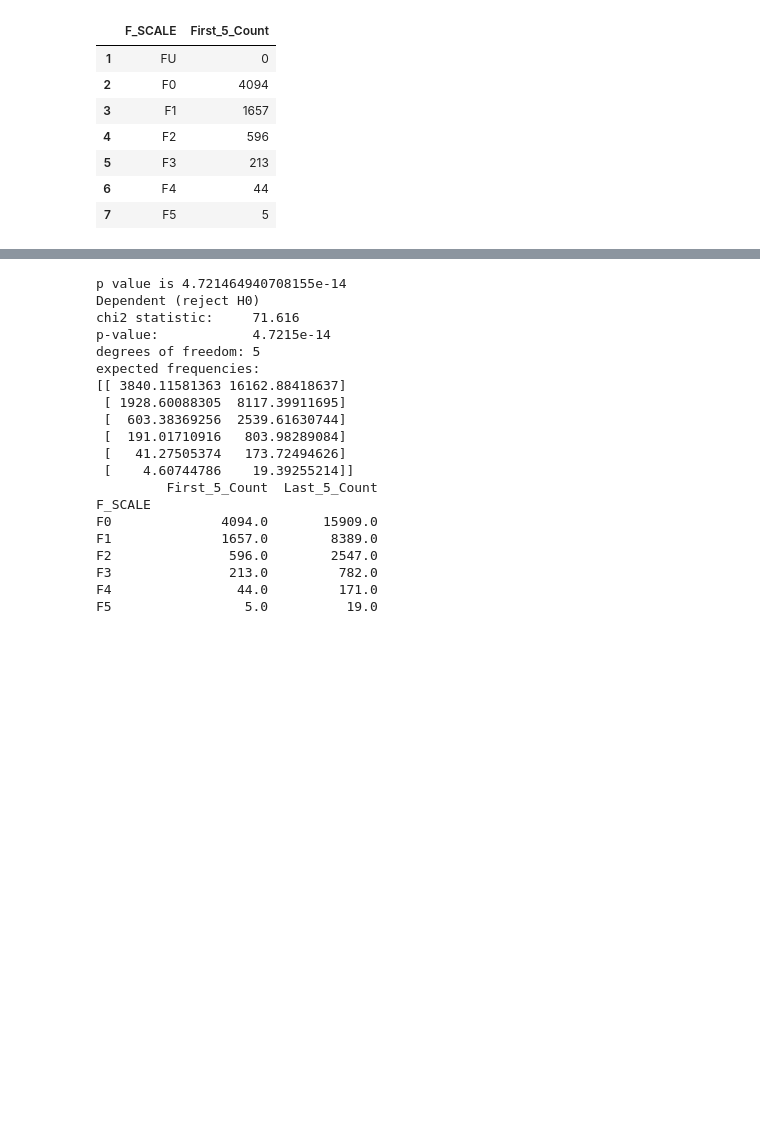
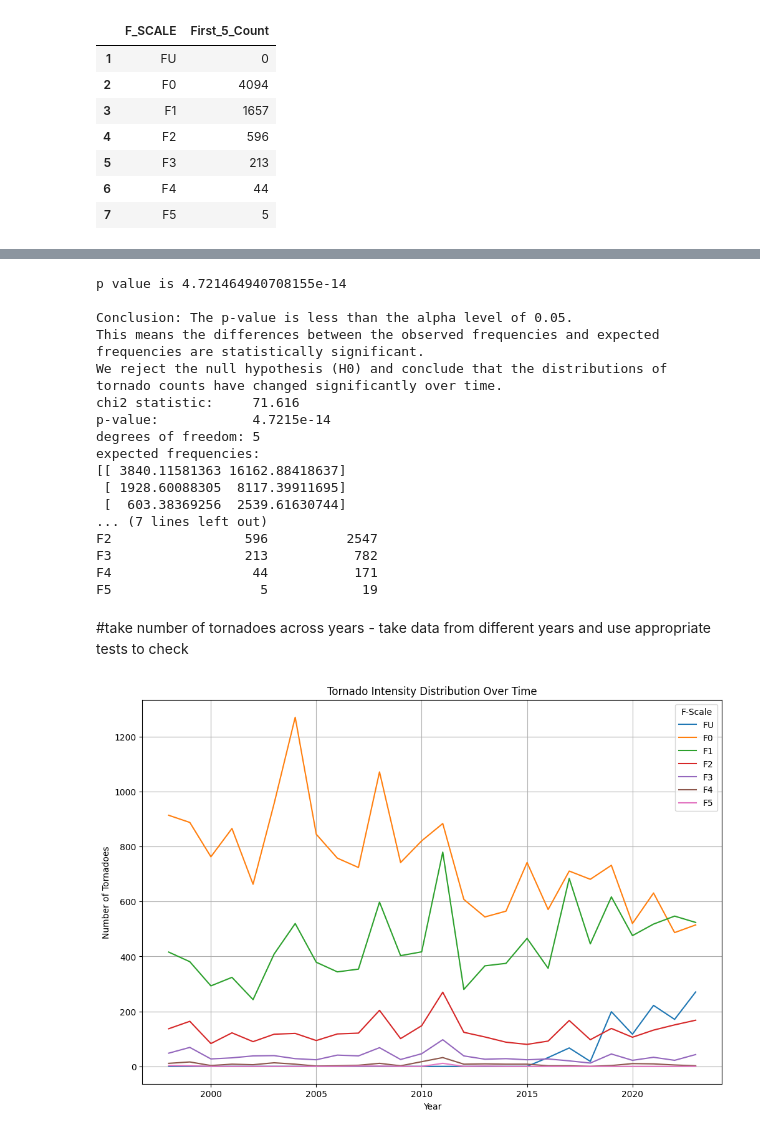
Before and after one commit to chrisk-woods/CS3-DS4002, a Jupyter notebook: SCRIPTS/4-stat_tests.ipynb, the cells around one changed output, grey strips where cells are left out. Drawn from its saved outputs; the diff is of its cells as text; code cells hidden in the pictures; blank space fills up the shorter version.

```diff
--- a/SCRIPTS/4-stat_tests.ipynb
+++ b/SCRIPTS/4-stat_tests.ipynb
@@ -475,9 +459,13 @@ stat, p, dof, expected = chi2_contingency(data) # interpret p-value
 alpha = 0.05
 print("p value is " + str(p))
 if p <= alpha:
-    print('Dependent (reject H0)')
+    print("\nConclusion: The p-value is less than the alpha level of 0.05.")
+    print("This means the differences between the observed frequencies and expected frequencies are statistically significant.")
+    print("We reject the null hypothesis (H0) and conclude that the distributions of tornado counts have changed significantly over time.")
 else:
-    print('Independent (H0 holds true)')
+    print("\nConclusion: The p-value is greater than the alpha level of 0.05.")
+    print("This means the differences between the observed frequencies and expected frequencies are not statistically significant.")
+    print("We fail to reject the null hypothesis (H0) and conclude that the distributions of tornado counts have not changed significantly over time.")
 
 print(f"chi2 statistic:     {stat:.5g}")
 print(f"p-value:            {p:.5g}")
@@ -487,7 +475,10 @@ print(expected)
 print(contingency_table)
 # %% [output]
 p value is 4.721464940708155e-14
-Dependent (reject H0)
+
+Conclusion: The p-value is less than the alpha level of 0.05.
+This means the differences between the observed frequencies and expected frequencies are statistically significant.
+We reject the null hypothesis (H0) and conclude that the distributions of tornado counts have changed significantly over time.
 chi2 statistic:     71.616
 p-value:            4.7215e-14
 degrees of freedom: 5
@@ -495,14 +486,21 @@ expected frequencies:
 [[ 3840.11581363 16162.88418637]
  [ 1928.60088305  8117.39911695]
  [  603.38369256  2539.61630744]
- [  191.01710916   803.98289084]
- [   41.27505374   173.72494626]
- [    4.60744786    19.39255214]]
-         First_5_Count  Last_5_Count
-F_SCALE
-F0              4094.0       15909.0
-F1              1657.0        8389.0
-F2               596.0        2547.0
-F3               213.0         782.0
-F4                44.0         171.0
-F5                 5.0          19.0
+... (7 lines left out)
+F2                 596          2547
+F3                 213           782
+F4                  44           171
+F5                   5            19
+# %% [markdown]
+#take number of tornadoes across years - take data from different years and use appropriate tests to check
+# %%
+f_scale_count = df.groupby(['YEAR', 'F_SCALE_SIMPLE']).size().unstack(fill_value=0)
+f_scale_count.plot(kind='line', figsize=(12, 8))
+plt.title('Tornado Intensity Distribution Over Time')
+plt.xlabel('Year')
+plt.ylabel('Number of Tornadoes')
+plt.legend(title='F-Scale')
+plt.grid(True)
+plt.show()
+# %% [output]
+[figure, added]
```
Also changed, not shown: parts of 10 cells of this notebook, 6 other files.
